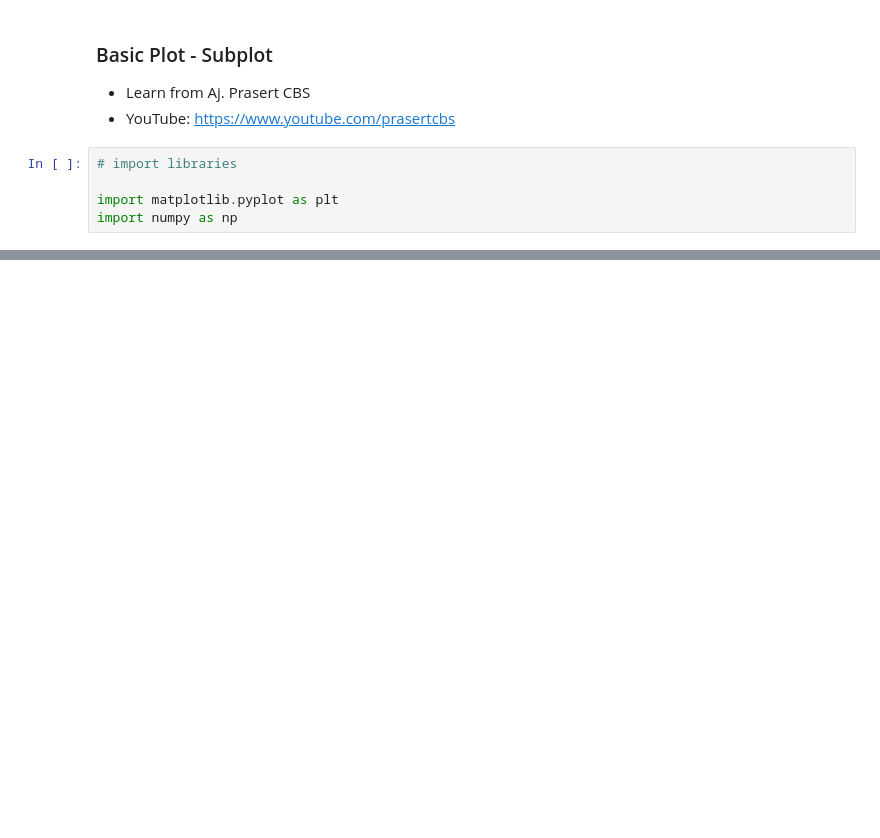
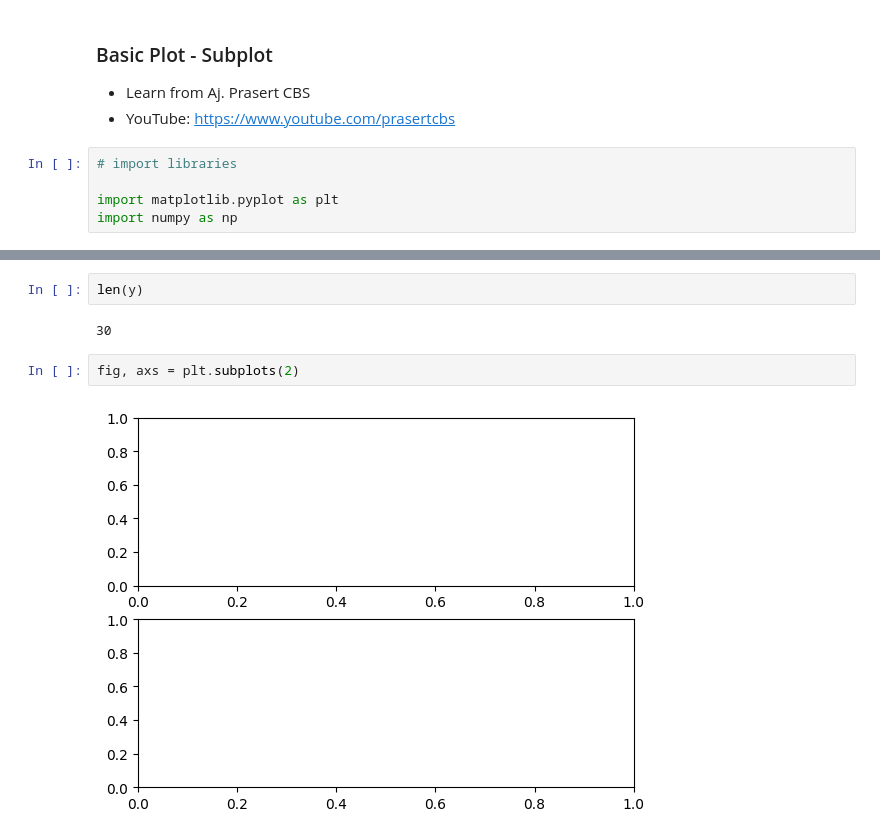
Before and after one commit to pNatTueku/basicPython, a Jupyter notebook: basic_plot_subplot_panel2.ipynb, the cells around one changed output, grey strips where cells are left out. Drawn from its saved outputs; the diff is of its cells as text; blank space fills up the shorter version.

```diff
--- a/basic_plot_subplot_panel2.ipynb
+++ b/basic_plot_subplot_panel2.ipynb
@@ -110,0 +121,8 @@ if __name__ == '__main__':
+# %%
+len(y)
+# %% [output]
+30
+# %%
+fig, axs = plt.subplots(2)
+# %% [output]
+[figure, added]
```
Also changed, not shown: parts of 8 cells of this notebook, 1 other file.
